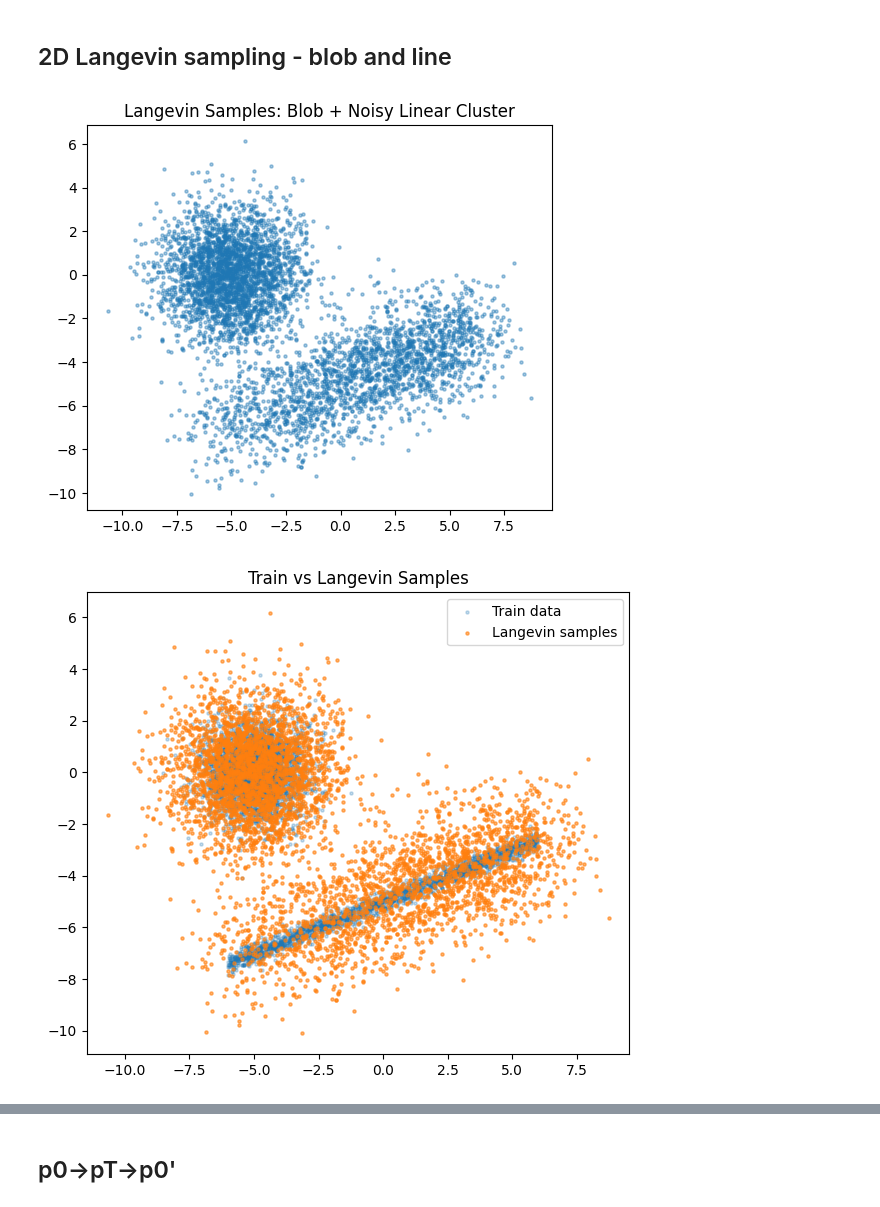
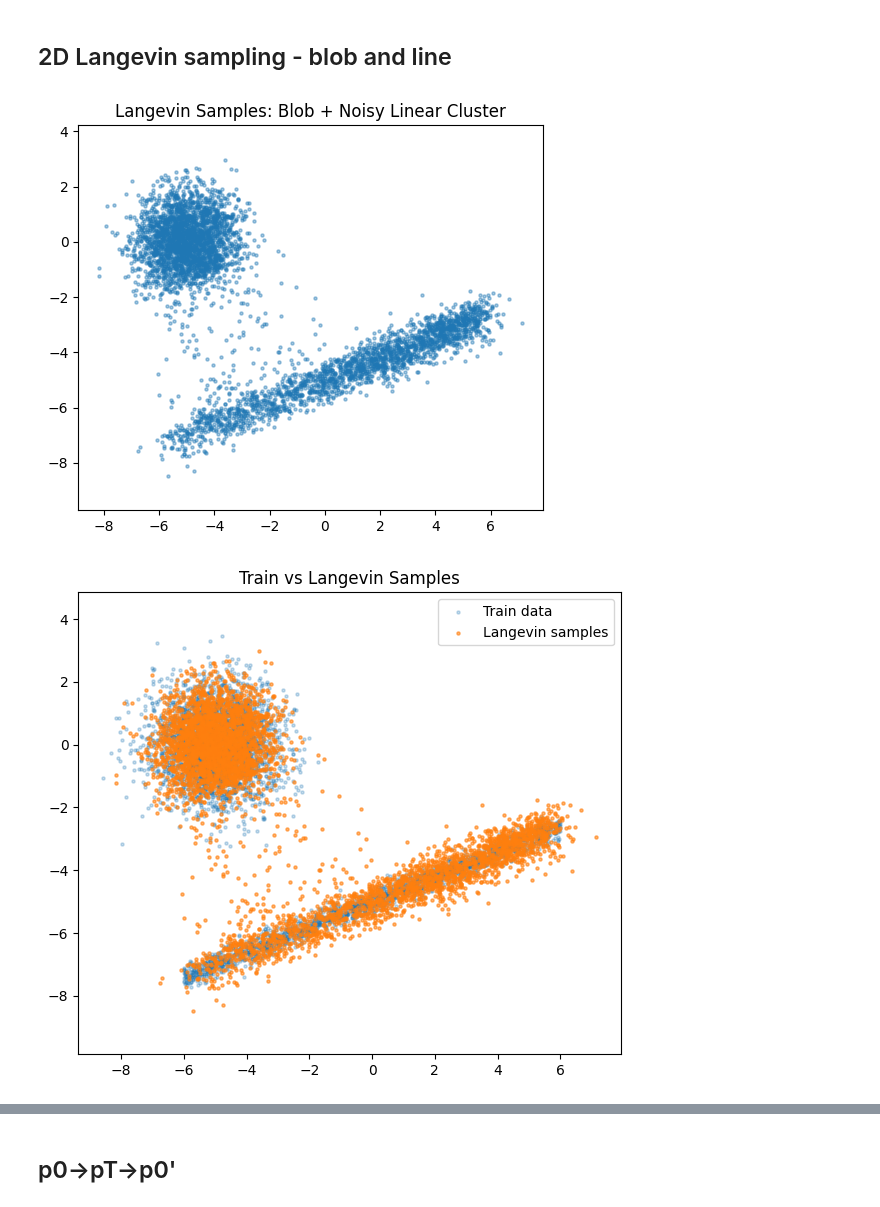
Before and after one commit to XuanWeiWang-999/2025Autumn_ML-project-DiffusionModel_02, a Jupyter notebook: 20251229_code/code-DSM 2D_blobLine.ipynb, the cells around one changed output, grey strips where cells are left out. Drawn from its saved outputs; the diff is of its cells as text; code cells hidden in the pictures.

```diff
--- a/20251229_code/code-DSM 2D_blobLine.ipynb
+++ b/20251229_code/code-DSM 2D_blobLine.ipynb
@@ -152,7 +152,7 @@ plot_loss_curve(loss_history)
 # %% [markdown]
 ## 2D Langevin sampling - blob and line
 # %%
-def langevin_sampling_2d(model, steps=6000, eta=0.002, N=5000):
+def langevin_sampling_2d(model, steps, eta, N, sigma_dsm):
     model.eval()
     x = torch.randn(N, 2).to(device)
 
@@ -164,14 +164,21 @@ def langevin_sampling_2d(model, steps=6000, eta=0.002, N=5000):
             noise = torch.randn_like(x)
             x = x + eta * score + sqrt_2eta * noise
 
-    return x.cpu().numpy()
+
+    # 5. (選用) 最後一步去噪 (One-step Denoising / Tweedie's Formula)
+    # 如果你有傳入 sigma_dsm，我們可以把點推回流形中心
+    if sigma_dsm is not None:
+        final_score = model(x)
+        x = x + (sigma_dsm ** 2) * final_score
+
+    return x.detach().cpu().numpy()
 # %%
-samples = langevin_sampling_2d(model, steps=6000, eta=0.002, N=5000)
+samples = langevin_sampling_2d(model, steps=6000, eta=0.002, N=5000, sigma_dsm=1.0)
 
 plt.figure(figsize=(6,5))
 plt.scatter(samples[:,0], samples[:,1], s=5, alpha=0.4)
 plt.axis("equal")
 plt.title("Langevin Samples: Blob + Noisy Linear Cluster")
 plt.show()
 # %% [output]
-[figure, old version]
+[figure, new version]
@@ -186,7 +200,7 @@ plt.legend()
 plt.title("Train vs Langevin Samples")
 plt.show()
 # %% [output]
-[figure, old version]
+[figure, new version]
 # %%
 plt.figure(figsize=(16,4))
 
```
Also changed, not shown: parts of 7 cells of this notebook.
